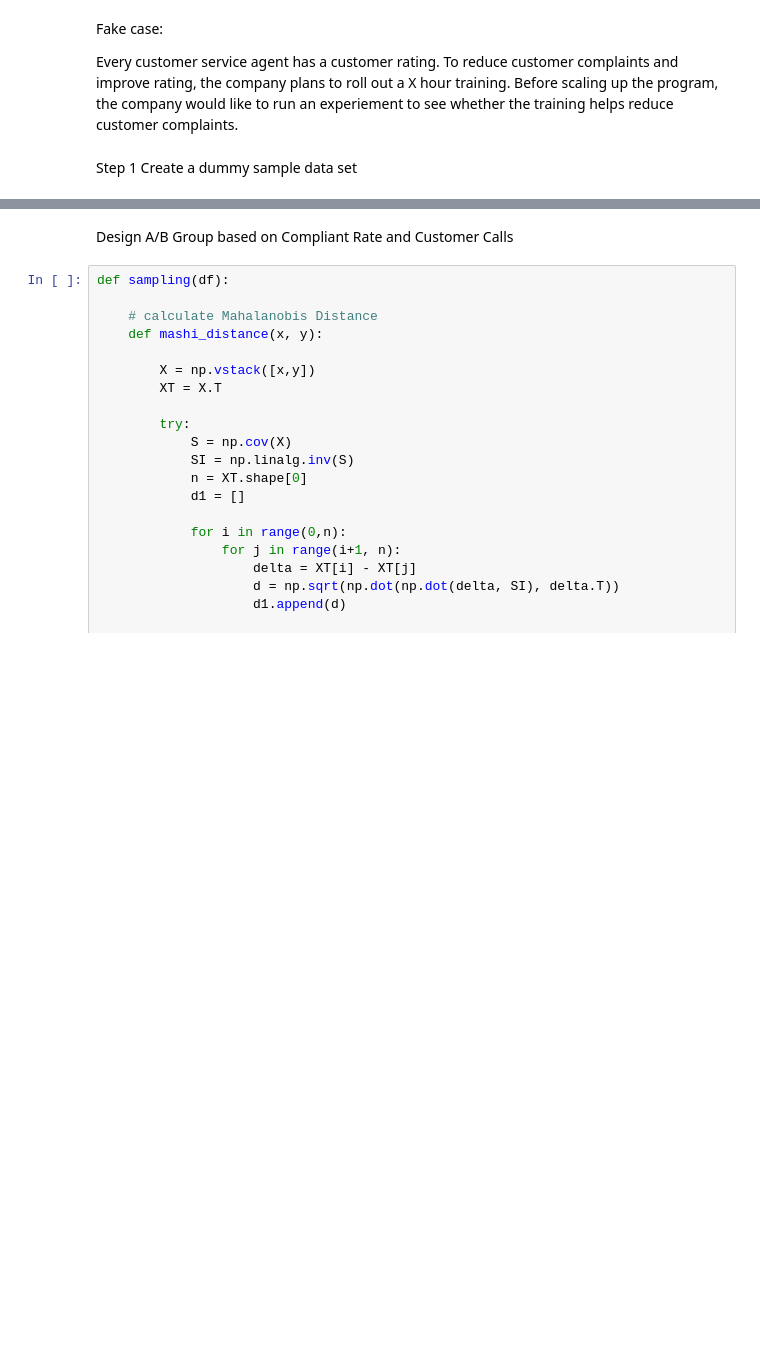
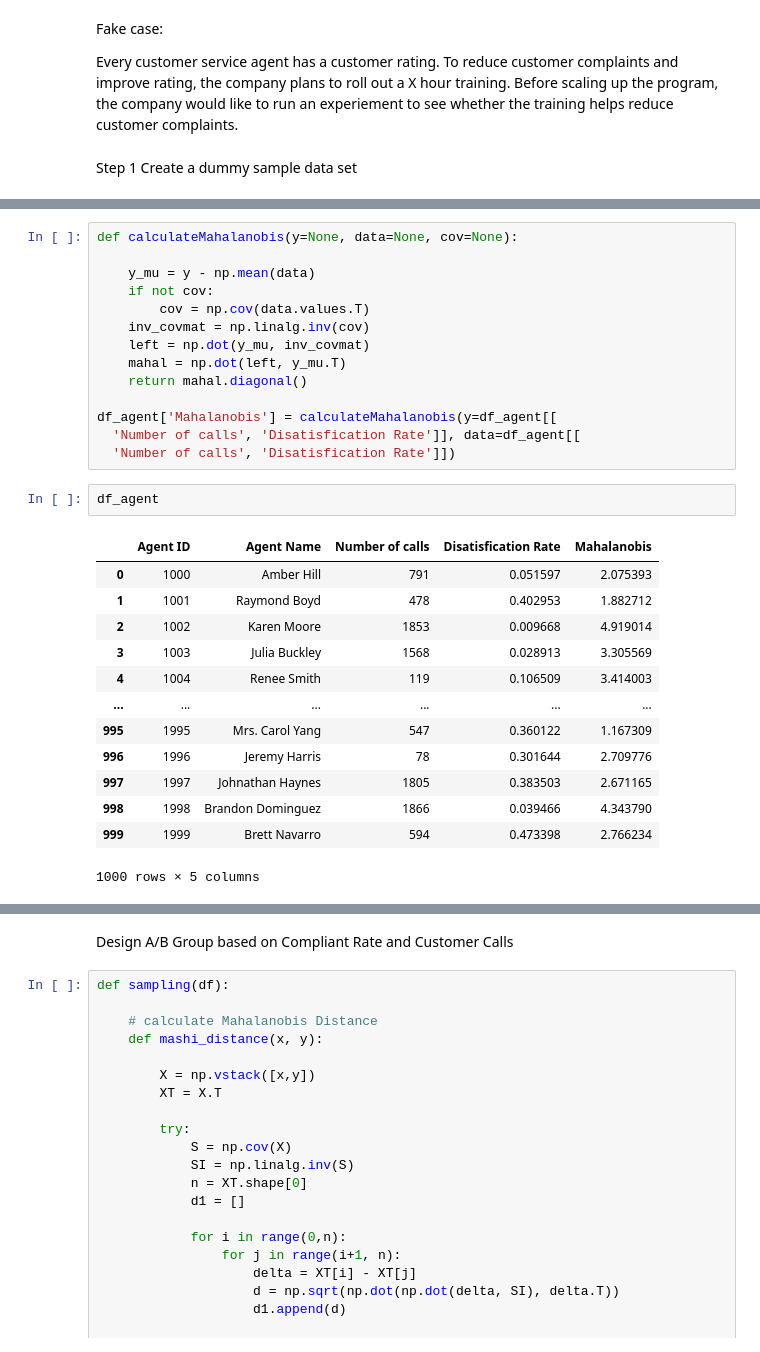
Before and after one commit to double-tea-l/AB-Testing, a Jupyter notebook: sampling.ipynb, the cells around one changed output, grey strips where cells are left out. Drawn from its saved outputs; the diff is of its cells as text; blank space fills up the shorter version.

```diff
--- a/sampling.ipynb
+++ b/sampling.ipynb
@@ -50,0 +90,30 @@ df_agent.head()
+# %%
+def calculateMahalanobis(y=None, data=None, cov=None):
+
+    y_mu = y - np.mean(data)
+    if not cov:
+        cov = np.cov(data.values.T)
+    inv_covmat = np.linalg.inv(cov)
+    left = np.dot(y_mu, inv_covmat)
+    mahal = np.dot(left, y_mu.T)
+    return mahal.diagonal()
+
+df_agent['Mahalanobis'] = calculateMahalanobis(y=df_agent[[
+  'Number of calls', 'Disatisfication Rate']], data=df_agent[[
+  'Number of calls', 'Disatisfication Rate']])
+# %%
+df_agent
+# %% [output]
+|  | Agent ID | Agent Name | Number of calls | Disatisfication Rate | Mahalanobis |
+| 0 | 1000 | Amber Hill | 791 | 0.051597 | 2.075393 |
+| 1 | 1001 | Raymond Boyd | 478 | 0.402953 | 1.882712 |
+| 2 | 1002 | Karen Moore | 1853 | 0.009668 | 4.919014 |
+| 3 | 1003 | Julia Buckley | 1568 | 0.028913 | 3.305569 |
+| 4 | 1004 | Renee Smith | 119 | 0.106509 | 3.414003 |
+| ... | ... | ... | ... | ... | ... |
+| 995 | 1995 | Mrs. Carol Yang | 547 | 0.360122 | 1.167309 |
+| 996 | 1996 | Jeremy Harris | 78 | 0.301644 | 2.709776 |
+| 997 | 1997 | Johnathan Haynes | 1805 | 0.383503 | 2.671165 |
+| 998 | 1998 | Brandon Dominguez | 1866 | 0.039466 | 4.343790 |
+| 999 | 1999 | Brett Navarro | 594 | 0.473398 | 2.766234 |
+1000 rows × 5 columns
```
Also changed, not shown: parts of 14 cells of this notebook, 2 other files.
